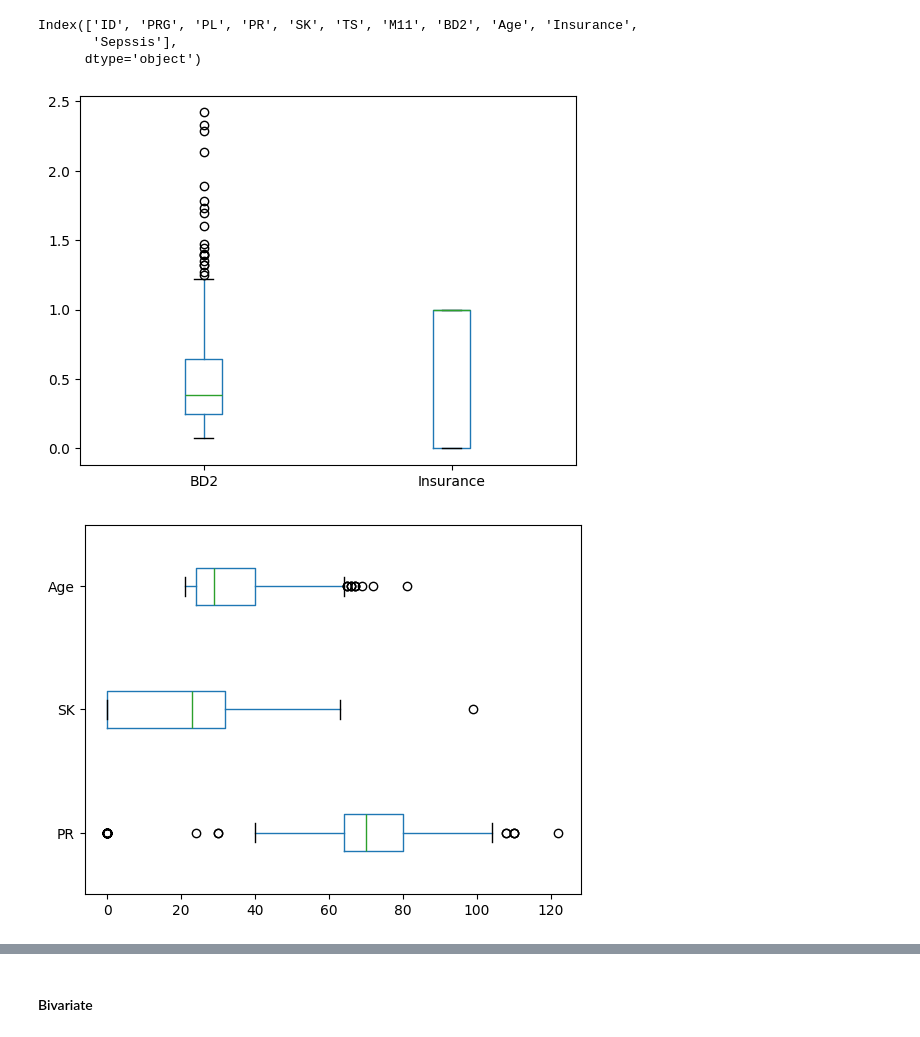
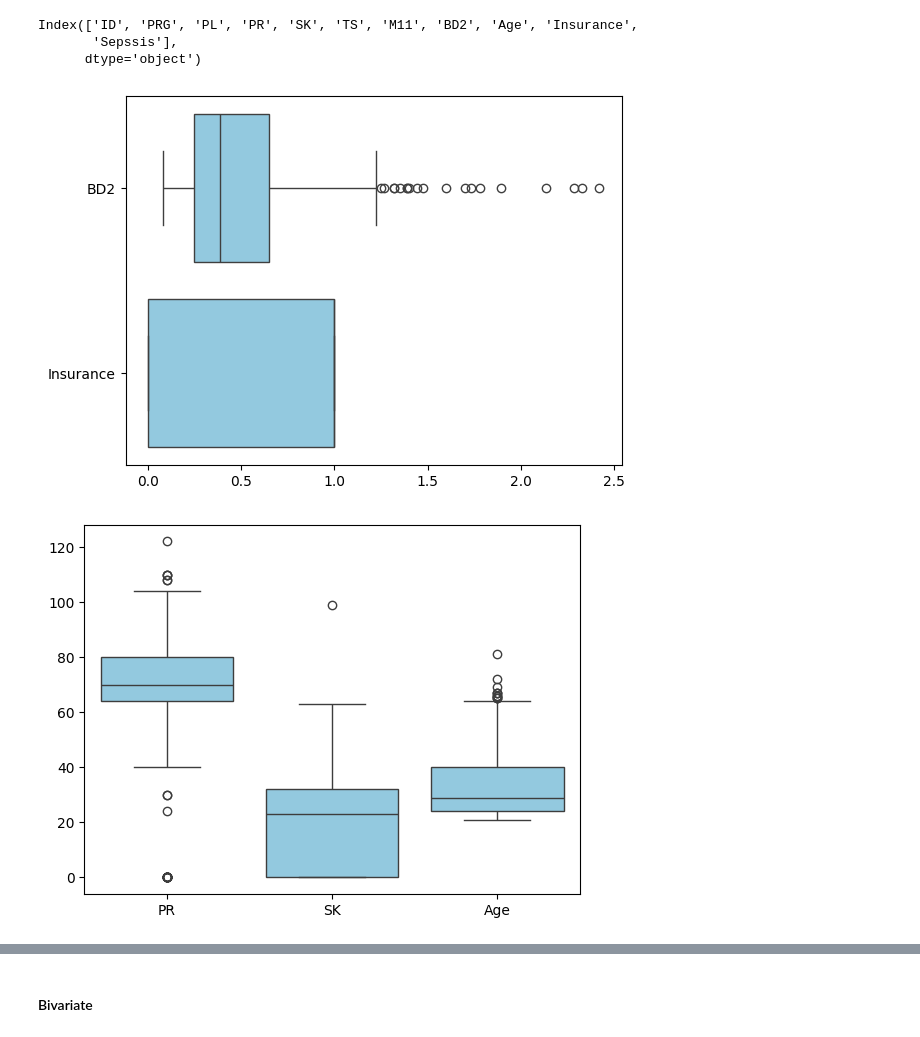
Before and after one commit to qochieng/Career_Accelerator_P5-ML_API, a Jupyter notebook: api.ipynb, the cells around one changed output, grey strips where cells are left out. Drawn from its saved outputs; the diff is of its cells as text; code cells hidden in the pictures.

```diff
--- a/api.ipynb
+++ b/api.ipynb
@@ -155,13 +218,17 @@ Index(['ID', 'PRG', 'PL', 'PR', 'SK', 'TS', 'M11', 'BD2', 'Age', 'Insurance',
        'Sepssis'],
       dtype='object')
 # %%
-boxplot = df.boxplot(column=['BD2', 'Insurance'],grid=False)
+data3 =df[['BD2', 'Insurance']]
+sns.boxplot(data=data3,color='Skyblue',orient='h');
+# boxplot = df.boxplot(column=['BD2', 'Insurance'],vert=False,grid=False)
 # %% [output]
-[figure, old version]
+[figure, new version]
 # %%
-boxplot = df.boxplot(column=['PR', 'SK','Age'],vert=False,grid=False)
+data1 =df[['PR', 'SK','Age']]
+sns.boxplot(data=data1,color=('skyblue'));
+#boxplot = df.boxplot(column=['PR', 'SK','Age'],vert=False,grid=False)
 # %% [output]
-[figure, old version]
+[figure, new version]
 # %%
 fig, axs = plt.subplots(1, 2, figsize=(12, 4))
 
```
Also changed, not shown: parts of 79 cells of this notebook, 5 other files.
